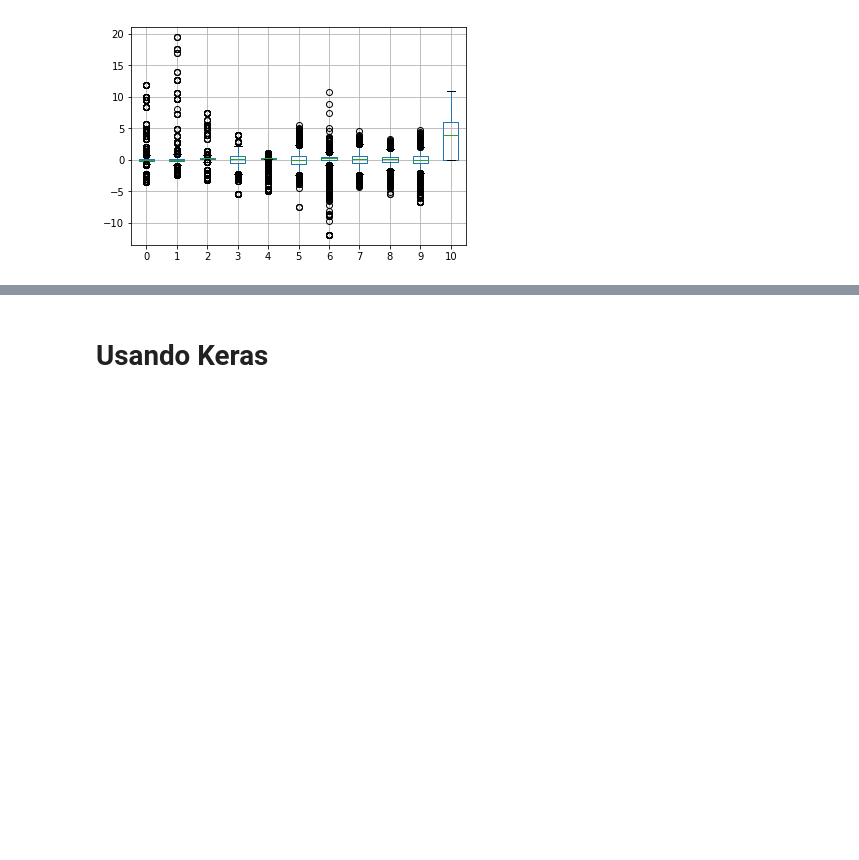
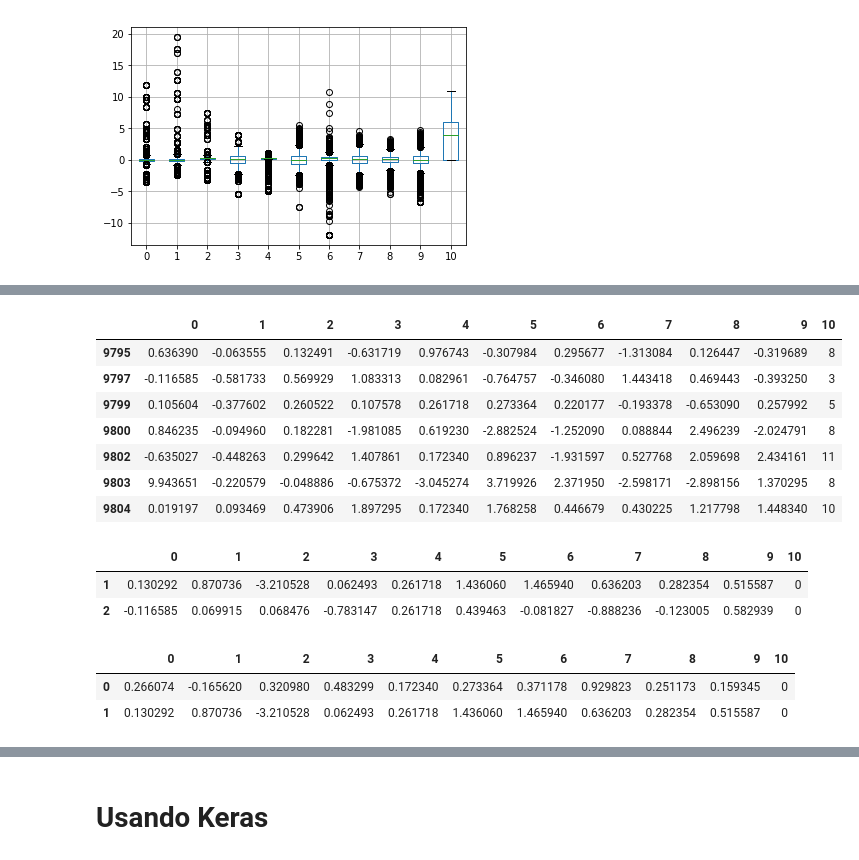
Before and after one commit to nathNath/provadeia, a Jupyter notebook: questaodois/Segunda questão.ipynb, the cells around one changed output, grey strips where cells are left out. Saved outputs shown, nothing was run; the diff lists cells and outputs as text; code cells hidden in the pictures; blank space fills up the shorter version.

```diff
--- a/questaodois/Segunda questão.ipynb
+++ b/questaodois/Segunda questão.ipynb
@@ -328,2 +379,25 @@ if confirmação == 'Y':
+# %%
+df.head(8277+4).tail(7)
+# %% [output]
+|  | 0 | 1 | 2 | 3 | 4 | 5 | 6 | 7 | 8 | 9 | 10 |
+| 9795 | 0.636390 | -0.063555 | 0.132491 | -0.631719 | 0.976743 | -0.307984 | 0.295677 | -1.313084 | 0.126447 | -0.319689 | 8 |
+| 9797 | -0.116585 | -0.581733 | 0.569929 | 1.083313 | 0.082961 | -0.764757 | -0.346080 | 1.443418 | 0.469443 | -0.393250 | 3 |
+| 9799 | 0.105604 | -0.377602 | 0.260522 | 0.107578 | 0.261718 | 0.273364 | 0.220177 | -0.193378 | -0.653090 | 0.257992 | 5 |
+| 9800 | 0.846235 | -0.094960 | 0.182281 | -1.981085 | 0.619230 | -2.882524 | -1.252090 | 0.088844 | 2.496239 | -2.024791 | 8 |
+| 9802 | -0.635027 | -0.448263 | 0.299642 | 1.407861 | 0.172340 | 0.896237 | -1.931597 | 0.527768 | 2.059698 | 2.434161 | 11 |
+| 9803 | 9.943651 | -0.220579 | -0.048886 | -0.675372 | -3.045274 | 3.719926 | 2.371950 | -2.598171 | -2.898156 | 1.370295 | 8 |
+| 9804 | 0.019197 | 0.093469 | 0.473906 | 1.897295 | 0.172340 | 1.768258 | 0.446679 | 0.430225 | 1.217798 | 1.448340 | 10 |
+# %%
+dataset.drop(0).head(2)
+# %% [output]
+|  | 0 | 1 | 2 | 3 | 4 | 5 | 6 | 7 | 8 | 9 | 10 |
+| 1 | 0.130292 | 0.870736 | -3.210528 | 0.062493 | 0.261718 | 1.436060 | 1.465940 | 0.636203 | 0.282354 | 0.515587 | 0 |
+| 2 | -0.116585 | 0.069915 | 0.068476 | -0.783147 | 0.261718 | 0.439463 | -0.081827 | -0.888236 | -0.123005 | 0.582939 | 0 |
+# %%
+dataset.head(2)
+# %% [output]
+|  | 0 | 1 | 2 | 3 | 4 | 5 | 6 | 7 | 8 | 9 | 10 |
+| 0 | 0.266074 | -0.165620 | 0.320980 | 0.483299 | 0.172340 | 0.273364 | 0.371178 | 0.929823 | 0.251173 | 0.159345 | 0 |
+| 1 | 0.130292 | 0.870736 | -3.210528 | 0.062493 | 0.261718 | 1.436060 | 1.465940 | 0.636203 | 0.282354 | 0.515587 | 0 |
 # %%
 df[10].plot(kind='hist',figsize=(21,12), xticks=[i/2 for i in range(24)])
```
Also changed, not shown: parts of 24 cells of this notebook.
